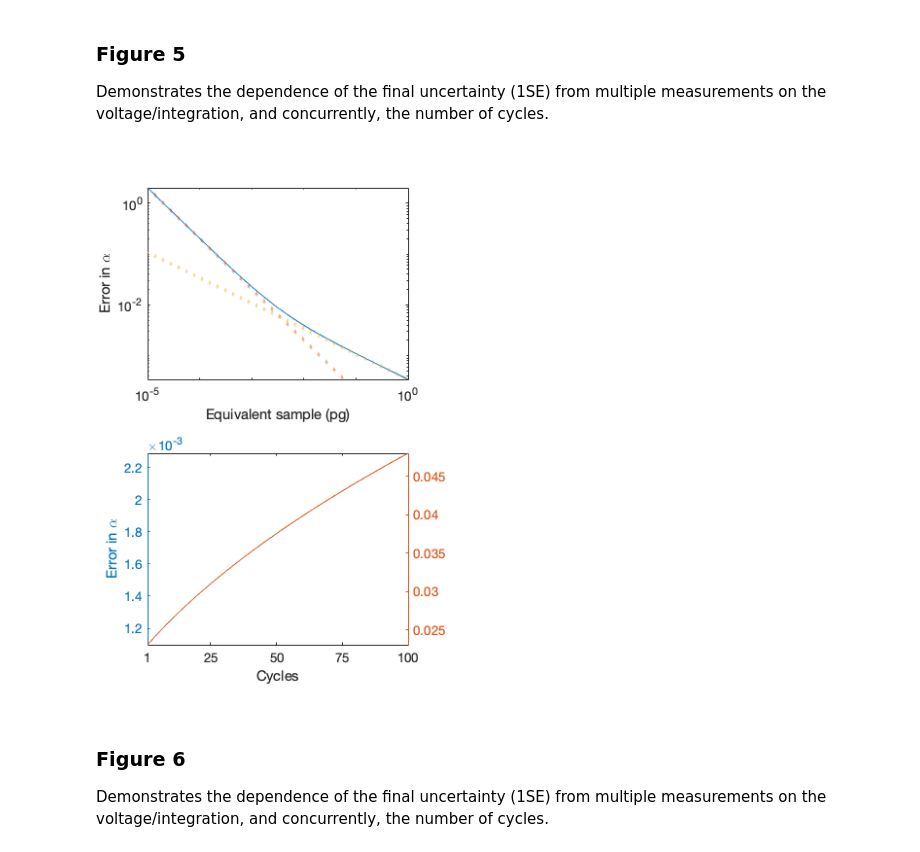
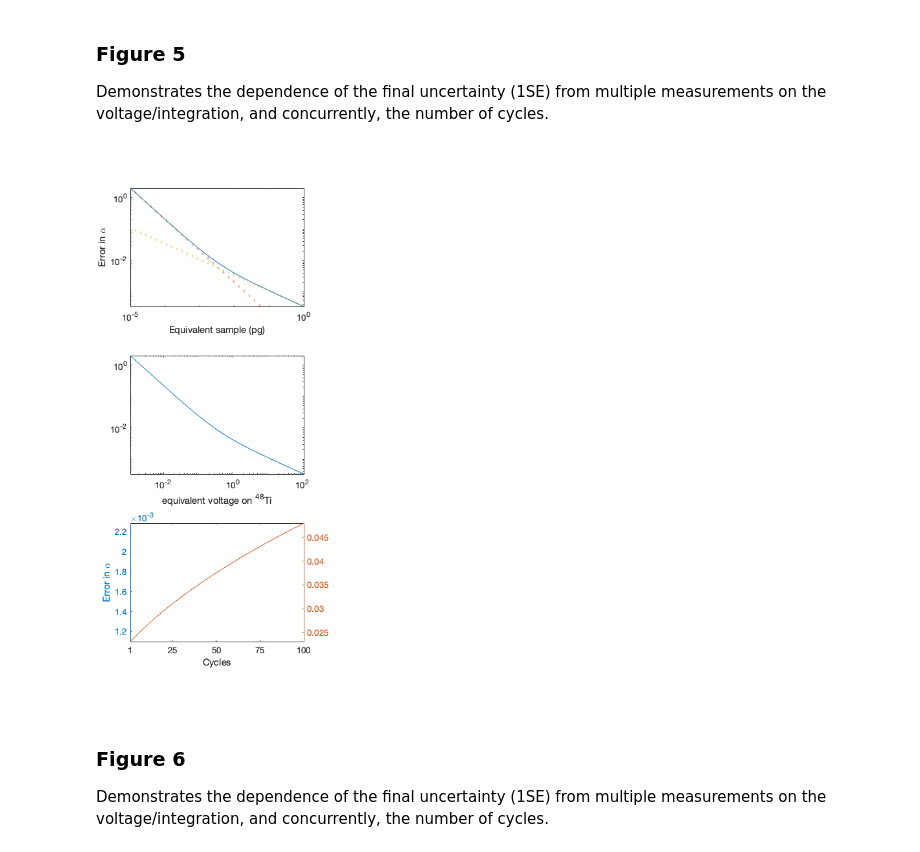
Before and after one commit to rcmarq/cosmo, a Jupyter notebook: docs/figures.ipynb, the cells around one changed output. Drawn from its saved outputs; the diff is of its cells as text; code cells hidden in the pictures.

Commit message:
Updates on figures ipython notebook

```diff
--- a/docs/figures.ipynb
+++ b/docs/figures.ipynb
@@ -116,12 +116,12 @@ i=1;
 for n=logspace(-5,0,1000)
     % Calculation setup
     shake('Ti',n,[eff eff],[cycles cycles]);
-    ISODATA.Ti.errormodel.standard.a=zeros(1,rawdata.nisos);
-    ISODATA.Ti.errormodel.standard.b=zeros(1,rawdata.nisos);
+    ISODATA.Ti.errormodel.standard.a=zeros(1,ISODATA.Ti.nisos);
+    ISODATA.Ti.errormodel.standard.b=zeros(1,ISODATA.Ti.nisos);
     ISODATA.Ti.errormodel.measured.intensity=ISODATA.Ti.errormodel.V100*eff/cycles;
 
     %Stored Values
-    voltage(i)=ISODATA.Ti.errormodel.measured.intensity*comp(3);
+    voltage(i)=ISODATA.Ti.errormodel.measured.intensity*comp(3); % Voltage at Ti-48
     sample1(i)=n;
     errvals1(i)=errorestimate('Ti',prop,spike79,isoinv);
     i=i+1;
@@ -134,8 +134,8 @@ j=1;
 for n=linspace(1,100,100)
     % Calculation setup
     shake('Ti',0.100,[eff eff],[n n]);
-    ISODATA.Ti.errormodel.standard.a=zeros(1,rawdata.nisos);
-    ISODATA.Ti.errormodel.standard.b=zeros(1,rawdata.nisos);
+    ISODATA.Ti.errormodel.standard.a=zeros(1,ISODATA.Ti.nisos);
+    ISODATA.Ti.errormodel.standard.b=zeros(1,ISODATA.Ti.nisos);
     ISODATA.Ti.errormodel.measured.intensity=ISODATA.Ti.errormodel.V100*eff/n;
 
     cycles(j)=n;
@@ -147,47 +147,60 @@ end
 
 fig = figure;
 
-subplot(2,1,1)
-%t = tiledlayout(1,1);
-%ax1 = axes(t);
-plot(sample1,errvals1)
-set(gca,'XScale', 'log', 'YScale', 'log')
-hold on
+subplot(3,1,1)
+
+plot(sample1,errvals1);
+set(gca,'XScale', 'log', 'YScale', 'log');
+ax = gca;
+hold(ax,'on')
+
+% Johnson Noise and Counting Statistics Lines
 b1=errvals1(1)*sample1(1)*eff;
 b2=errvals1(end)*sqrt(sample1(end)*eff);
 slope1 = plot(sample1,b1./(sample1*eff),'linewidth',2,'linestyle',':');
 slope1.Color(4)=0.5;
-slope2 = plot(sample,b2./sqrt(sample1*eff),'linewidth',2,'linestyle',':');
+slope2 = plot(sample1,b2./sqrt(sample1*eff),'linewidth',2,'linestyle',':');
 slope2.Color(4)=0.5;
+
 xlabel('Equivalent sample (pg)')
 ylabel('Error in \alpha')
-xlim([sample(1) sample(end)])
-ylim([errvals1(end) errvals1(1)])
-hold off
+xlim(ax,[sample1(1) sample1(end)])
+ylim(ax,[errvals1(end) errvals1(1)])
+hold(ax,'off')
 
-subplot(2,1,2)
+subplot(3,1,2)
+% Secondary Axis with voltages
+ax2=gca;
+plot(voltage,errvals1)
+set(ax2,'XScale', 'log', 'YScale', 'log')
+xlim(ax2,[voltage(1) voltage(end)])
+ylim(ax2,[errvals1(end) errvals1(1)])
+xlabel('equivalent voltage on ^{48}Ti')
+hold(ax2,'off')
+
+subplot(3,1,3)
 
 yyaxis left
 plot(cycles,errvals2)
 ylim([min(errvals2) max(errvals2)])
 xlim([min(cycles) max(cycles)])
 xticks([1 25 50 75 100])
 xlabel('Cycles')
 ylabel('Error in \alpha')
 
 yyaxis right
 errdeltavals=(1000*log(ISODATA.Ti.mass(3)/ISODATA.Ti.mass(2))).*errvals2;
 plot(cycles,errdeltavals)
 ylim([min(errdeltavals) max(errdeltavals)])
 
 cd figures
 set(gcf, 'PaperUnits', 'inches');
-x_width=3.75 ;y_width=6;
+x_width=3.75 ;y_width=9;
 set(gcf, 'PaperPosition', [0 0 x_width y_width]); %
 saveas(gcf,'fig5','epsc')
 cd ..
 # %% [output]
-[figure, old version]
+[figure, new version]
 # %% [markdown]
 ### Figure 6
 
```
Also changed, not shown: parts of 1 cell of this notebook.
